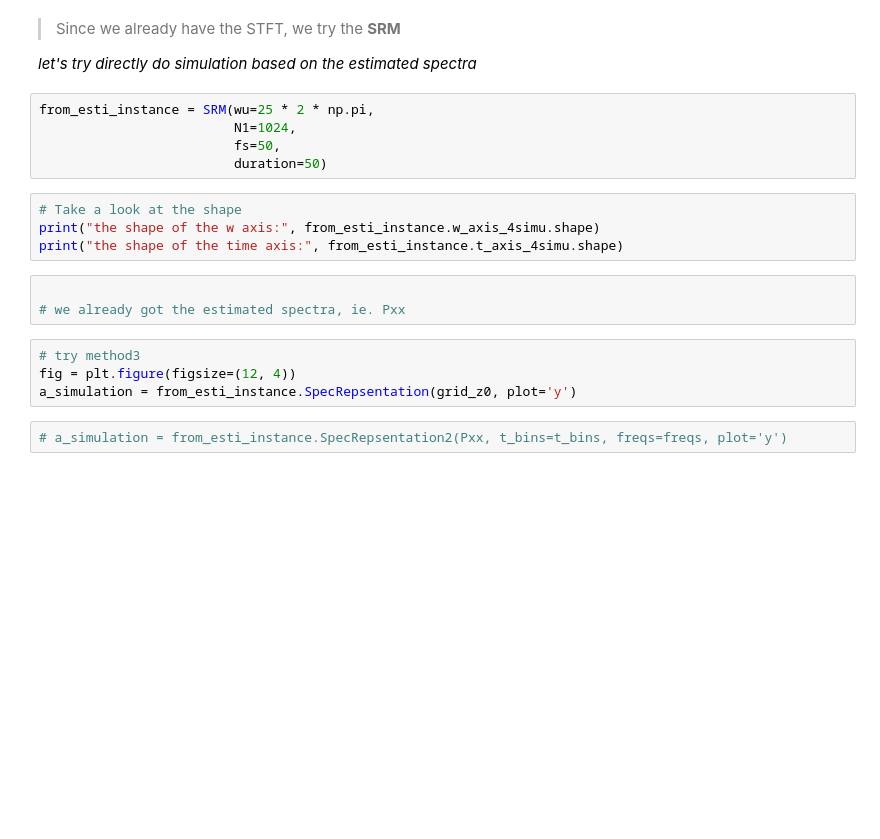
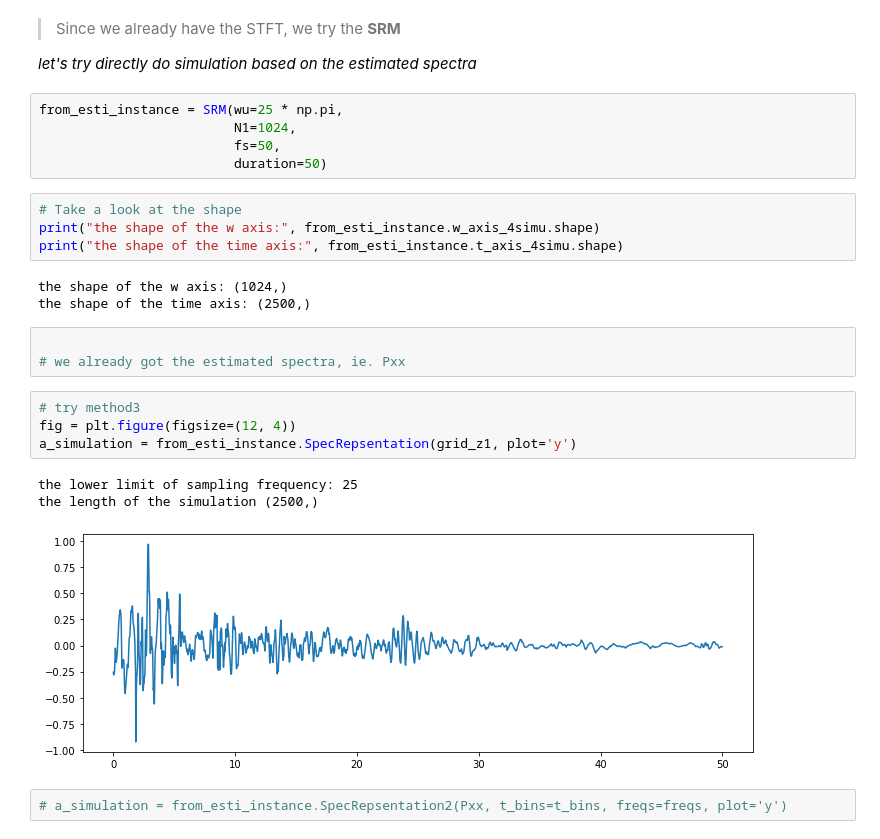
Before and after one commit to leslieDLcy/KTnSRM, a Jupyter notebook: EPSD_by_STFT.ipynb, the cells around one changed output. Cells and saved outputs as stored; diff of their text form; blank space fills up the shorter version.

```diff
--- a/EPSD_by_STFT.ipynb
+++ b/EPSD_by_STFT.ipynb
@@ -185,7 +194,7 @@ ax.set_title('plot surface');
 
 *let's try directly do simulation based on the estimated spectra*
 # %%
-from_esti_instance = SRM(wu=25 * 2 * np.pi,
+from_esti_instance = SRM(wu=25 * np.pi,
                          N1=1024,
                          fs=50,
                          duration=50)
@@ -193,13 +202,20 @@ from_esti_instance = SRM(wu=25 * 2 * np.pi,
 # Take a look at the shape
 print("the shape of the w axis:", from_esti_instance.w_axis_4simu.shape)
 print("the shape of the time axis:", from_esti_instance.t_axis_4simu.shape)
+# %% [output]
+the shape of the w axis: (1024,)
+the shape of the time axis: (2500,)
 # %%
 
 # we already got the estimated spectra, ie. Pxx
 # %%
 # try method3
 fig = plt.figure(figsize=(12, 4))
-a_simulation = from_esti_instance.SpecRepsentation(grid_z0, plot='y')
+a_simulation = from_esti_instance.SpecRepsentation(grid_z1, plot='y')
+# %% [output]
+the lower limit of sampling frequency: 25
+the length of the simulation (2500,)
+[figure, added]
 # %%
 # a_simulation = from_esti_instance.SpecRepsentation2(Pxx, t_bins=t_bins, freqs=freqs, plot='y')
 # %% [markdown]
```
Also changed, not shown: parts of 13 cells of this notebook, 2 other files.
